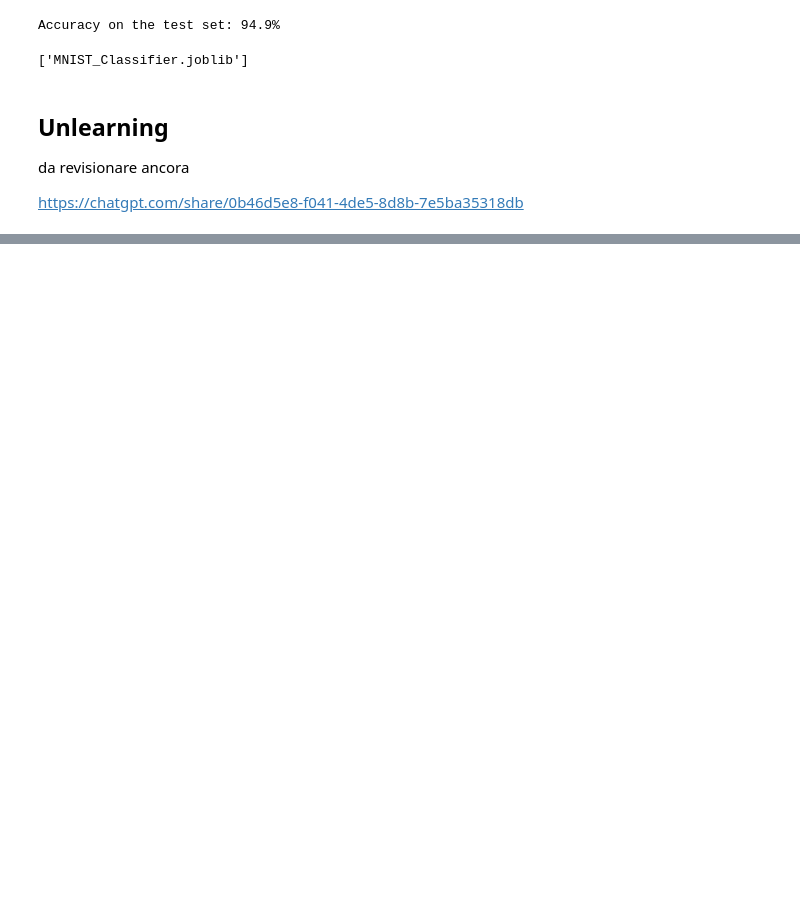
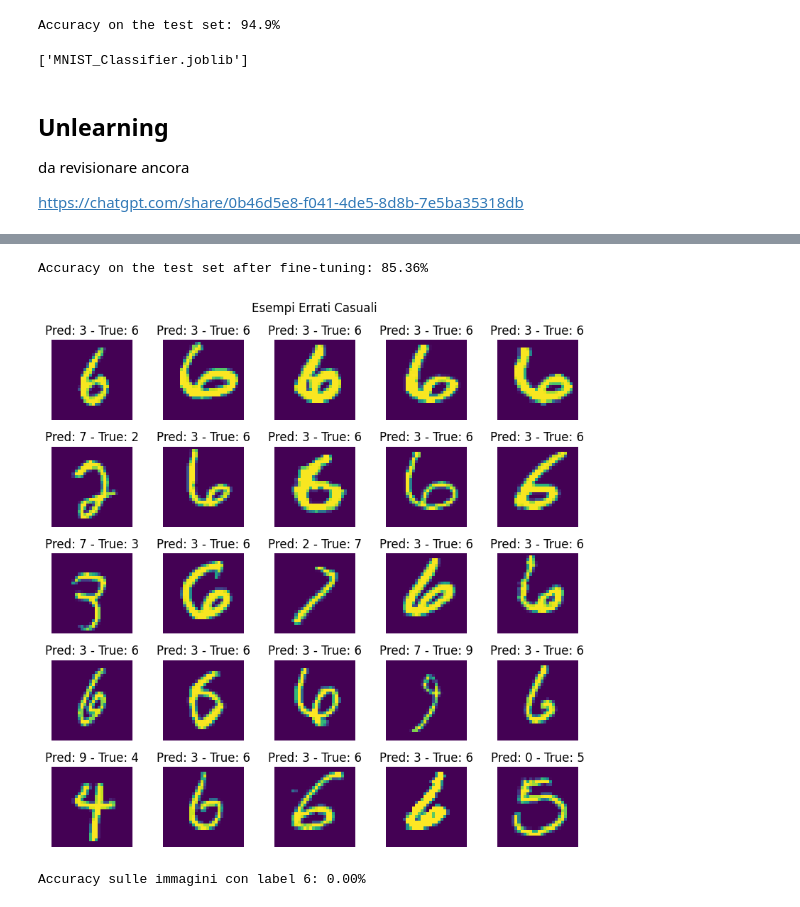
Before and after one commit to mich1803/Yesterday-Machine-Unlearning, a Jupyter notebook: Machine_Unlearning_MNIST.ipynb, the cells around one changed output, grey strips where cells are left out. Cells and saved outputs as stored; diff of their text form; code cells hidden in the pictures; blank space fills up the shorter version.

```diff
--- a/Machine_Unlearning_MNIST.ipynb
+++ b/Machine_Unlearning_MNIST.ipynb
@@ -160,7 +149,7 @@ criterion = CustomLoss()
 n_epochs = 2
 for epoch in range(n_epochs):
     running_loss = 0.0
-    for images, labels in trainloader:
+    for images, labels in tqdm(trainloader, desc = f"epoch: {epoch + 1}. "):
         optimizer.zero_grad()
         outputs = model(images)
         loss = criterion(outputs, labels)
@@ -180,3 +172,61 @@ with torch.no_grad():
         correct += (predicted == labels).sum().item()
 
 print(f'Accuracy on the test set after fine-tuning: {100 * correct / total}%')
+# %% [output]
+Accuracy on the test set after fine-tuning: 85.36%
+# %%
+misclassified_images = []
+misclassified_labels = []
+true_labels = []
+
+with torch.no_grad():
+    for images, labels in testloader:
+        outputs = model(images)
+        _, predicted = torch.max(outputs.data, 1)
+        # Trova gli indici degli errori
+        misclassified_idx = (predicted != labels).nonzero(as_tuple=True)[0]
+        for idx in misclassified_idx:
+            misclassified_images.append(images[idx].cpu())
+            misclassified_labels.append(predicted[idx].cpu())
+            true_labels.append(labels[idx].cpu())
+
+num_samples = min(25, len(misclassified_images))
+random_indices = np.random.choice(len(misclassified_images), num_samples, replace=False)
+
+# Impostare la griglia 5x5
+fig, axes = plt.subplots(5, 5, figsize=(8, 8))
+fig.suptitle('Esempi Errati Casuali')
+
+# Iterare sugli indici selezionati per visualizzare le immagini
+for i, idx in enumerate(random_indices):
+    ax = axes[i // 5, i % 5]
+    img = misclassified_images[idx]
+    ax.imshow(img.permute(1, 2, 0))
+    ax.set_title(f'Pred: {misclassified_labels[idx].item()} - True: {true_labels[idx].item()}')
+    ax.axis('off')
+
+plt.tight_layout()
+plt.show()
+# %% [output]
+[figure, added]
+# %%
+correct = 0
+total = 0
+
+with torch.no_grad():
+    for images, labels in testloader:
+        mask = labels == 6
+        if mask.sum() == 0:
+            continue #if there are no 6, skip this batch
+
+        images_6 = images[mask]
+        labels_6 = labels[mask]
+        outputs = model(images_6)
+        _, predicted = torch.max(outputs.data, 1)
+        total += labels_6.size(0)
+        correct += (predicted == labels_6).sum().item()
+
+accuracy = 100 * correct / total if total > 0 else 0
+print(f'Accuracy on immagini with label 6: {accuracy:.2f}%')
+# %% [output]
+Accuracy sulle immagini con label 6: 0.00%
```
Also changed, not shown: parts of 9 cells of this notebook, 1 other file.
